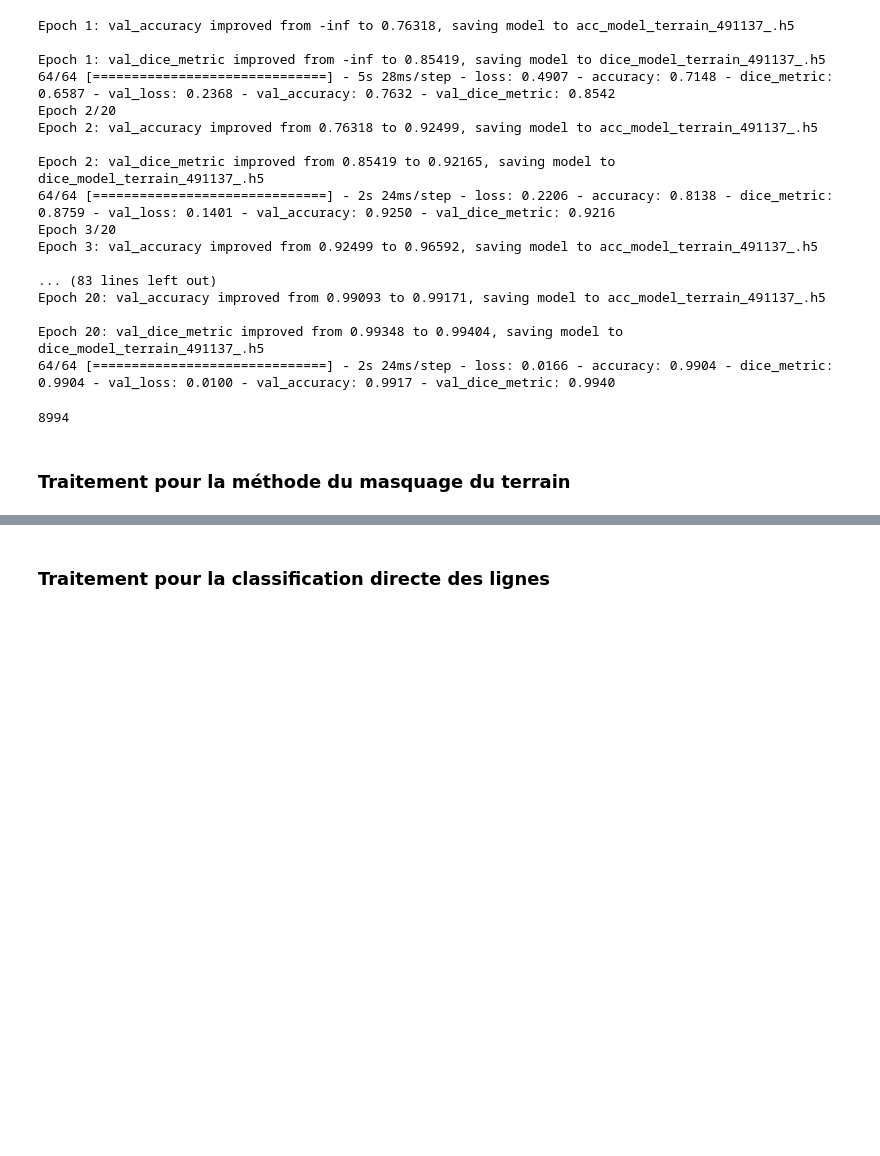
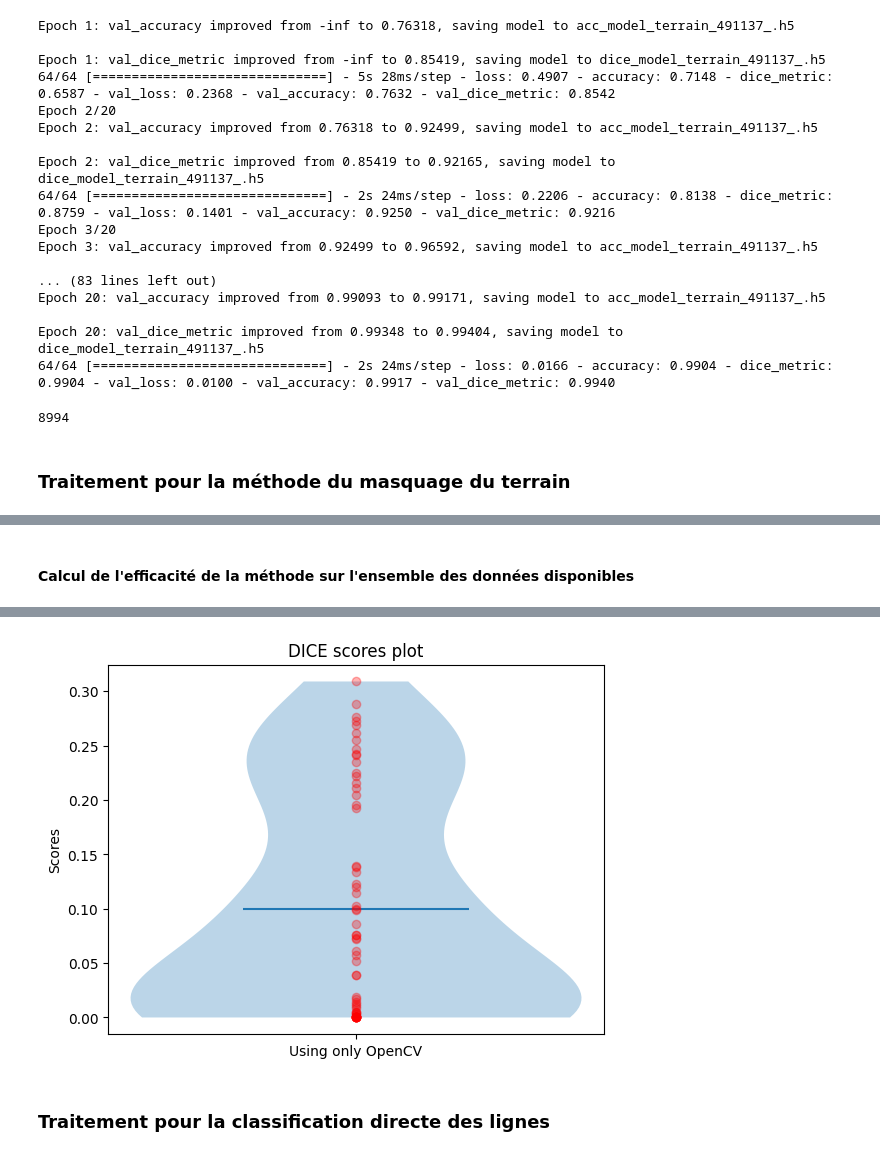
Before and after one commit to grybouilli/soccer-lines-detection, a Jupyter notebook: train_mask_model.ipynb, the cells around one changed output, grey strips where cells are left out. Drawn from its saved outputs; the diff is of its cells as text; code cells hidden in the pictures; blank space fills up the shorter version.

```diff
--- a/train_mask_model.ipynb
+++ b/train_mask_model.ipynb
@@ -409,0 +435,51 @@ plt.show()
+# %% [markdown]
+#### Calcul de l'efficacité de la méthode sur l'ensemble des données disponibles
+# %%
+from pathlib import Path
+from mask_predictor import MaskPredictor
+
+scores = []
+
+for i in range(1, 5):
+    directory = "log" + str(i) + "/"
+    files = list(Path("labels/" + directory).glob('*.png'))
+
+    for index, file in enumerate(files):
+        label_image = load_img("labels/" + directory + file.name, color_mode='grayscale', target_size=(448, 768))
+
+        # Infer mask
+        mask_predictor = MaskPredictor('dice_model_terrain_491137_.h5')
+
+        # Traiter l'image et obtenir le masque
+        inferred_mask = mask_predictor.process_image("../data/" + directory + file.name, 0.8)
+        inferred_mask = cv2.cvtColor(inferred_mask, cv2.COLOR_RGB2BGR)
+        inferred_mask = (inferred_mask * 255).astype(np.uint8)
+
+        processed_image = preprocess(inferred_mask)
+
+        intersection = np.sum(np.logical_and(processed_image, label_image))
+        union = np.sum(np.logical_or(processed_image, label_image))
+
+        dice = (2.0 * intersection) / (union + intersection)
+        scores.append(dice)
+
+print("Average dice score:", sum(scores) / len(scores))
+
+# Create a figure and axis
+fig, ax = plt.subplots()
+
+# Create a violin plot
+violins = ax.violinplot(scores, showmeans=True, showextrema=False)
+
+# Plot individual points on top of the violins
+ax.plot(np.ones_like(scores) * 1, scores, 'ro', alpha=0.3)
+
+# Set labels and title
+ax.set_xticks([1])
+ax.set_xticklabels(['Using only OpenCV'])
+ax.set_ylabel('Scores')
+ax.set_title('DICE scores plot')
+
+# Show the plot
+plt.show()
+# %% [output]
@@ -410,3 +503,4 @@ plt.show()
+[figure, added]
 # %% [markdown]
 ### Traitement pour la classification directe des lignes
 # %%
```
Also changed, not shown: parts of 4 cells of this notebook, 1 other file.
